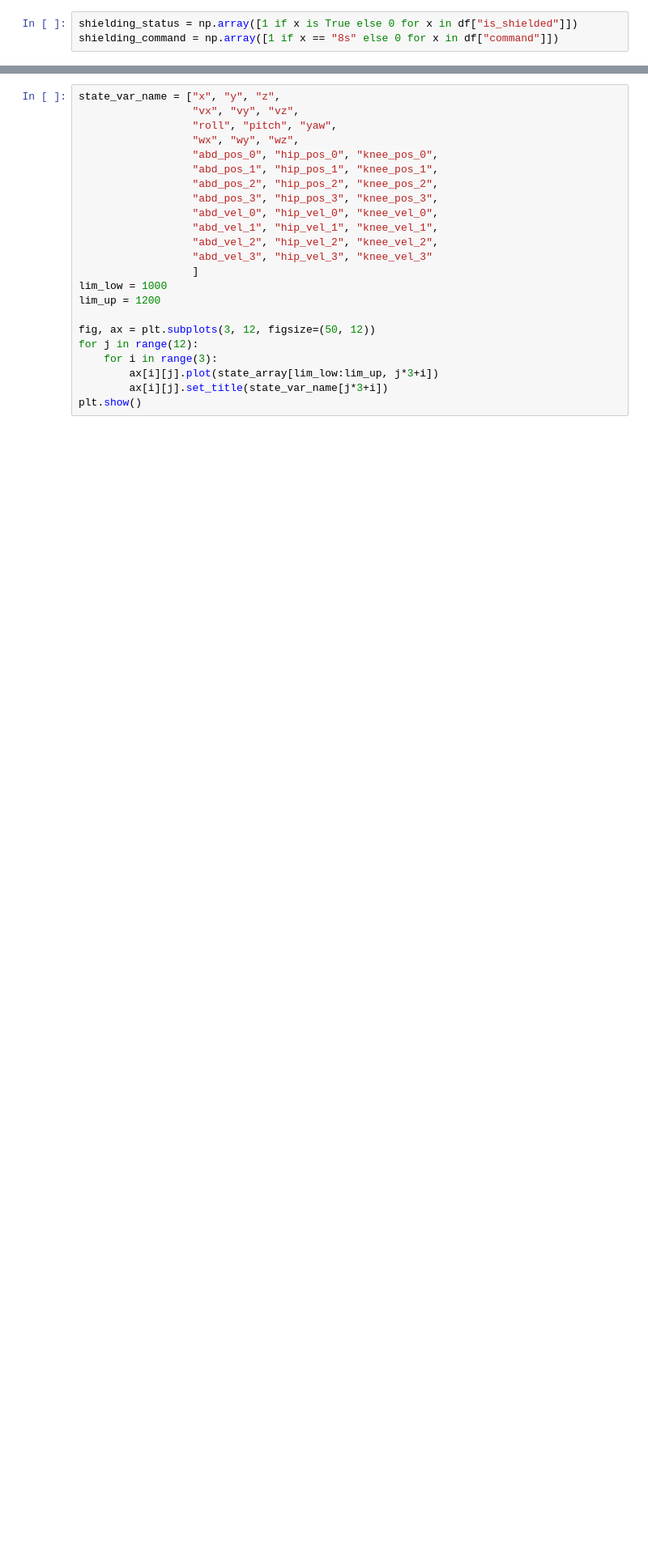
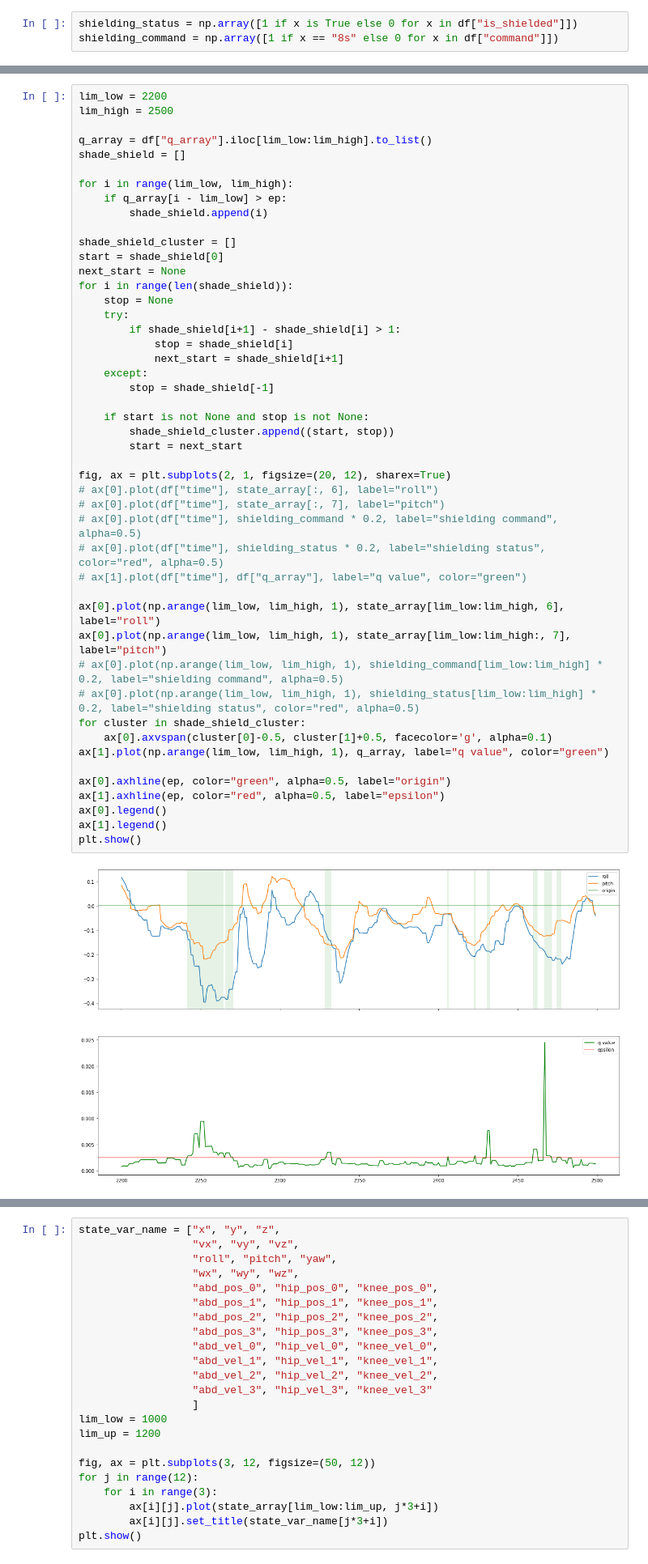
Before and after one commit to SafeRoboticsLab/GhostSDK, a Jupyter notebook: SDK/mblink/data_analysis.ipynb, the cells around one changed output, grey strips where cells are left out. Shown at 81% size. Cells and saved outputs as stored; diff of their text form; blank space fills up the shorter version.

```diff
--- a/SDK/mblink/data_analysis.ipynb
+++ b/SDK/mblink/data_analysis.ipynb
@@ -90,0 +139,49 @@ shielding_command = np.array([1 if x == "8s" else 0 for x in df["command"]])
+# %%
+lim_low = 2200
+lim_high = 2500
+
+q_array = df["q_array"].iloc[lim_low:lim_high].to_list()
+shade_shield = []
+
+for i in range(lim_low, lim_high):
+    if q_array[i - lim_low] > ep:
+        shade_shield.append(i)
+
+shade_shield_cluster = []
+start = shade_shield[0]
+next_start = None
+for i in range(len(shade_shield)):
+    stop = None
+    try:
+        if shade_shield[i+1] - shade_shield[i] > 1:
+            stop = shade_shield[i]
+            next_start = shade_shield[i+1]
+    except:
+        stop = shade_shield[-1]
+
+    if start is not None and stop is not None:
+        shade_shield_cluster.append((start, stop))
+        start = next_start
+
+fig, ax = plt.subplots(2, 1, figsize=(20, 12), sharex=True)
+# ax[0].plot(df["time"], state_array[:, 6], label="roll")
+# ax[0].plot(df["time"], state_array[:, 7], label="pitch")
+# ax[0].plot(df["time"], shielding_command * 0.2, label="shielding command", alpha=0.5)
+# ax[0].plot(df["time"], shielding_status * 0.2, label="shielding status", color="red", alpha=0.5)
+# ax[1].plot(df["time"], df["q_array"], label="q value", color="green")
+
+ax[0].plot(np.arange(lim_low, lim_high, 1), state_array[lim_low:lim_high, 6], label="roll")
+ax[0].plot(np.arange(lim_low, lim_high, 1), state_array[lim_low:lim_high:, 7], label="pitch")
+# ax[0].plot(np.arange(lim_low, lim_high, 1), shielding_command[lim_low:lim_high] * 0.2, label="shielding command", alpha=0.5)
+# ax[0].plot(np.arange(lim_low, lim_high, 1), shielding_status[lim_low:lim_high] * 0.2, label="shielding status", color="red", alpha=0.5)
+for cluster in shade_shield_cluster:
+    ax[0].axvspan(cluster[0]-0.5, cluster[1]+0.5, facecolor='g', alpha=0.1)
+ax[1].plot(np.arange(lim_low, lim_high, 1), q_array, label="q value", color="green")
+
+ax[0].axhline(ep, color="green", alpha=0.5, label="origin")
+ax[1].axhline(ep, color="red", alpha=0.5, label="epsilon")
+ax[0].legend()
+ax[1].legend()
+plt.show()
+# %% [output]
+[figure, added]
```
Also changed, not shown: parts of 24 cells of this notebook.
